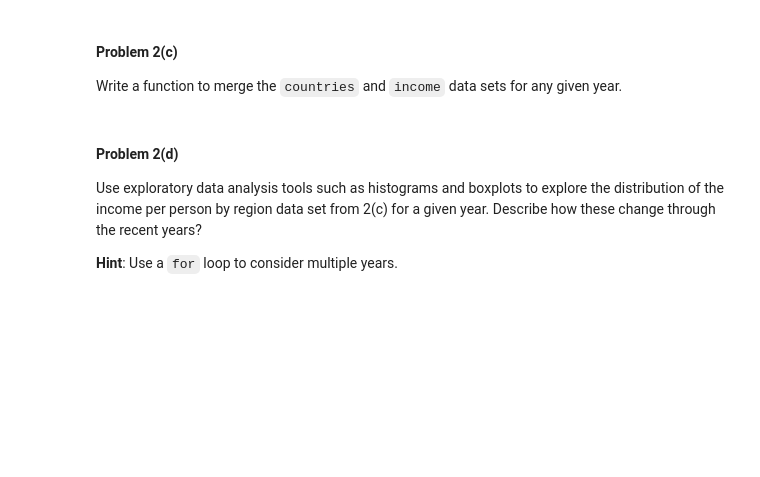
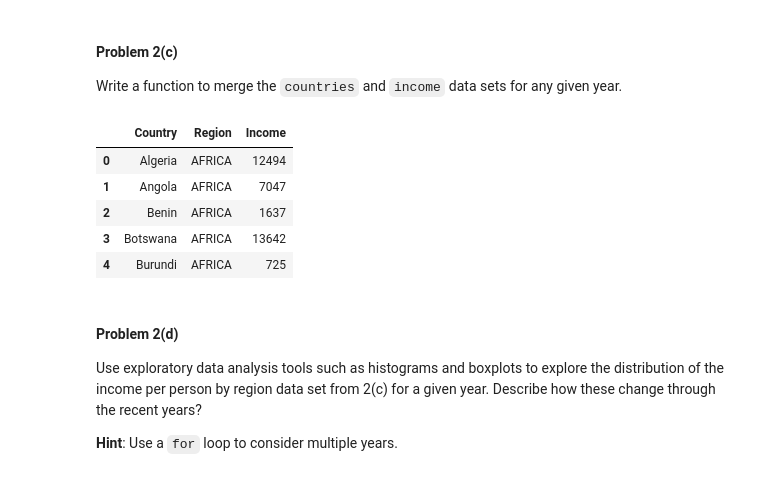
Before and after one commit to lbz320/CS109_2014_MySolution, a Jupyter notebook: HW1.ipynb, the cells around one changed output. Saved outputs shown, nothing was run; the diff lists cells and outputs as text; code cells hidden in the pictures; blank space fills up the shorter version.

```diff
--- a/HW1.ipynb
+++ b/HW1.ipynb
@@ -263,29 +254,41 @@ Write a function to merge the `countries` and `income` data sets for any given y
 # %%
 """
 Function
 --------
 mergeByYear
 
 Return a merged DataFrame containing the income,
 country name and region for a given year.
 
 Parameters
 ----------
 year : int
     The year of interest
 
 Returns
 -------
 a DataFrame
    A pandas DataFrame with three columns titled
    'Country', 'Region', and 'Income'.
 
 Example
 -------
 >>> mergeByYear(2010)
 """
 #your code here
 def mergeByYear(year):
+    income = df_incomeT.loc[year]
+    df = pd.DataFrame(income)
+    df.reset_index(inplace = True)
+    df.columns = ['Country', 'Income']
+    return pd.merge(df_countries, df, on = 'Country' )
+# %% [output]
+|  | Country | Region | Income |
+| 0 | Algeria | AFRICA | 12494 |
+| 1 | Angola | AFRICA | 7047 |
+| 2 | Benin | AFRICA | 1637 |
+| 3 | Botswana | AFRICA | 13642 |
+| 4 | Burundi | AFRICA | 725 |
 # %% [markdown]
 #### Problem 2(d)
 
```
Also changed, not shown: parts of 8 cells of this notebook, 2 other files.
